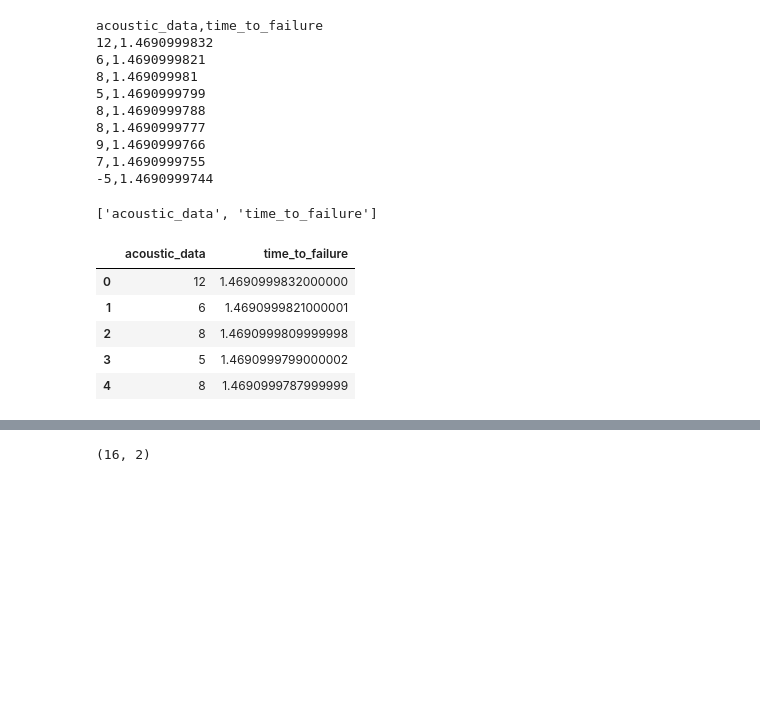
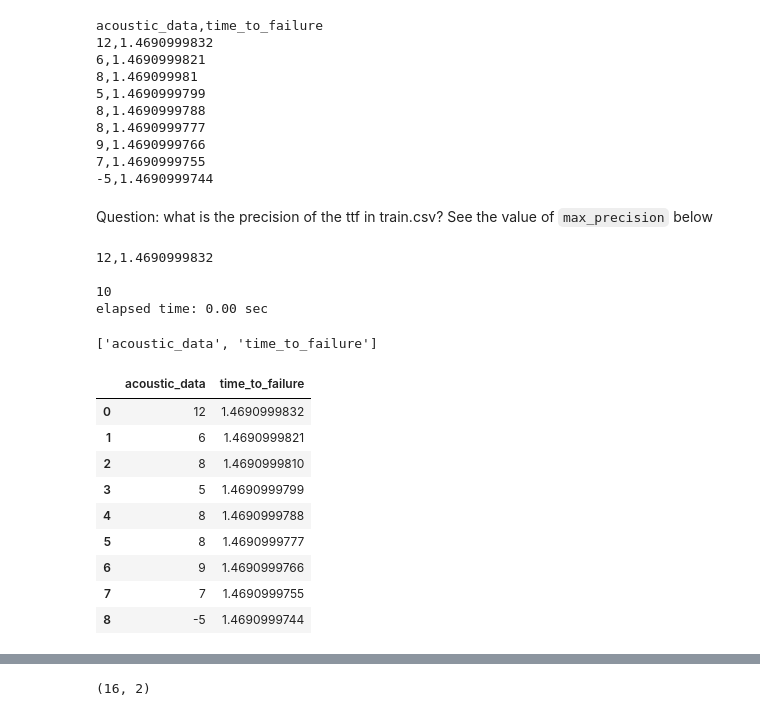
Before and after one commit to vladk17/LANL-Earthquake-Prediction, a Jupyter notebook: nbs/VKkernel.ipynb, the cells around one changed output, grey strips where cells are left out. Cells and saved outputs as stored; diff of their text form; code cells hidden in the pictures; blank space fills up the shorter version.

```diff
--- a/nbs/VKkernel.ipynb
+++ b/nbs/VKkernel.ipynb
@@ -72,6 +72,37 @@ acoustic_data,time_to_failure
 9,1.4690999766
 7,1.4690999755
 -5,1.4690999744
+# %% [markdown]
+Question: what is the precision of the ttf in train.csv? See the value of `max_precision` below
+# %%
+start_time = timeit.default_timer()
+max_precision = 0
+count = 0
+with open('../input/train.csv', 'r') as f:
+    while count<10: #True: #count <10:
+        line = f.readline()
+        if not line:
+            break
+        else:
+            #print(line.rstrip())
+            if count > 0:
+                #print(line[:-1].split('.')[1])
+                if '.' in line:
+                    str_len = len(line[:-1].split('.')[1])
+                    #print(str_len)
+                    if max_precision < str_len:
+                        print(line)
+                    max_precision = max_precision if max_precision > str_len else str_len
+#            print(line)
+#            print(line.split('.')[1])
+        count +=1
+print (max_precision)
+print('elapsed time: {:.2f} sec'.format(timeit.default_timer()-start_time))
+# %% [output]
+12,1.4690999832
+
+10
+elapsed time: 0.00 sec
 # %%
 column_names = !head -n1 ../input/train.csv
 print(column_names[0].split(','))
@@ -83,15 +114,19 @@ df_train_sample = pd.read_csv('../input/train.csv', skiprows = 0, nrows=100,
 # %%
 def display_df_with_preset_precision(df, precision):
     curr_precision = pd.get_option("display.precision")
     pd.set_option("display.precision", precision)
     display(df)
     pd.set_option("display.precision", curr_precision)
 
-display_df_with_preset_precision(df_train_sample.head(), 16)
+display_df_with_preset_precision(df_train_sample.head(9), max_precision)
 # %% [output]
 |  | acoustic_data | time_to_failure |
-| 0 | 12 | 1.4690999832000000 |
-| 1 | 6 | 1.4690999821000001 |
-| 2 | 8 | 1.4690999809999998 |
-| 3 | 5 | 1.4690999799000002 |
-| 4 | 8 | 1.4690999787999999 |
+| 0 | 12 | 1.4690999832 |
+| 1 | 6 | 1.4690999821 |
+| 2 | 8 | 1.4690999810 |
+| 3 | 5 | 1.4690999799 |
+| 4 | 8 | 1.4690999788 |
+| 5 | 8 | 1.4690999777 |
+| 6 | 9 | 1.4690999766 |
+| 7 | 7 | 1.4690999755 |
+| 8 | -5 | 1.4690999744 |
```
Also changed, not shown: parts of 46 cells of this notebook.
